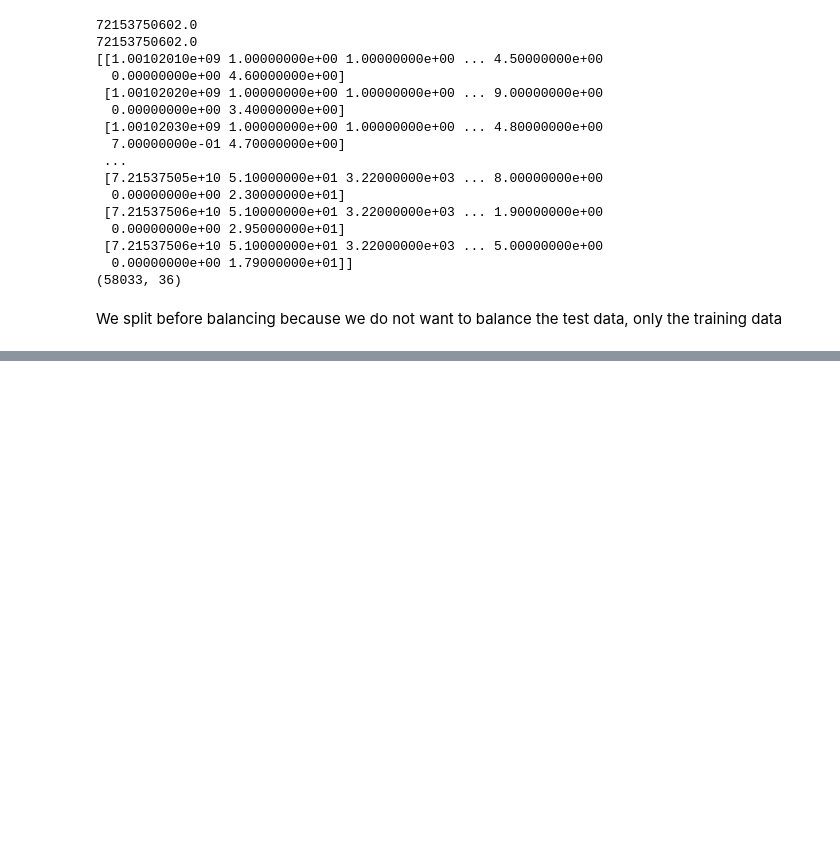
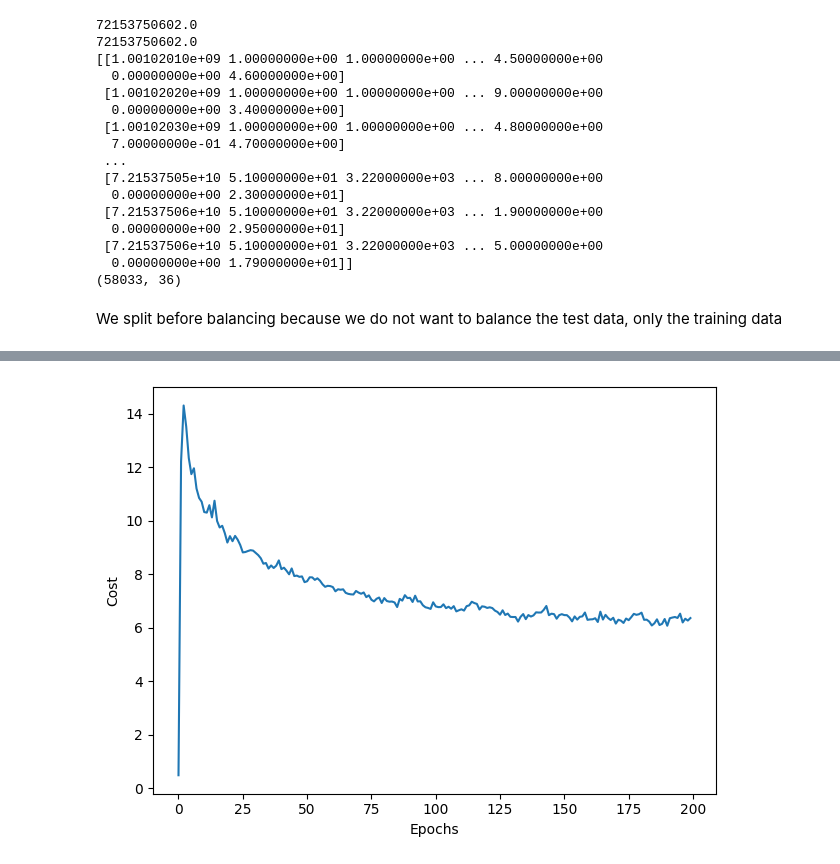
Before and after one commit to ElijahChesnut26/MLLab4, a Jupyter notebook: lab4.ipynb, the cells around one changed output, grey strips where cells are left out. Drawn from its saved outputs; the diff is of its cells as text; code cells hidden in the pictures; blank space fills up the shorter version.

```diff
--- a/lab4.ipynb
+++ b/lab4.ipynb
@@ -464,0 +484,11 @@ Accuracy 0.24956923288993038
+# %%
+nn_norm = TwoLayerPerceptron(n_hidden=40, C=0.1, epochs=200, eta=0.01, random_state=1)
+
+print("test")
+nn_norm.fit(X_train_norm, y_train_quantized, print_progress=50)
+yhat_norm = nn_norm.predict(X_test_norm)
+# print(np.max(X_train))
+print('yhat', yhat) #y hat doesn't have any real outputs, its all zero and idk why
+# print('y_test', y_test_quantized)
+print('Accuracy', accuracy_score(y_test_quantized,yhat_norm))
+# print("test")
@@ -465,3 +503,11 @@ Accuracy 0.24956923288993038
+# %%
+plt.plot(range(len(nn_norm.cost_)), nn_norm.cost_)
+plt.ylabel('Cost')
+plt.xlabel('Epochs')
+plt.tight_layout()
+plt.show()
+# %% [output]
+[figure, added]
 # %%
 class twoLayerB(object):
     def __init__(self, n_hidden=30,
```
Also changed, not shown: parts of 7 cells of this notebook.
